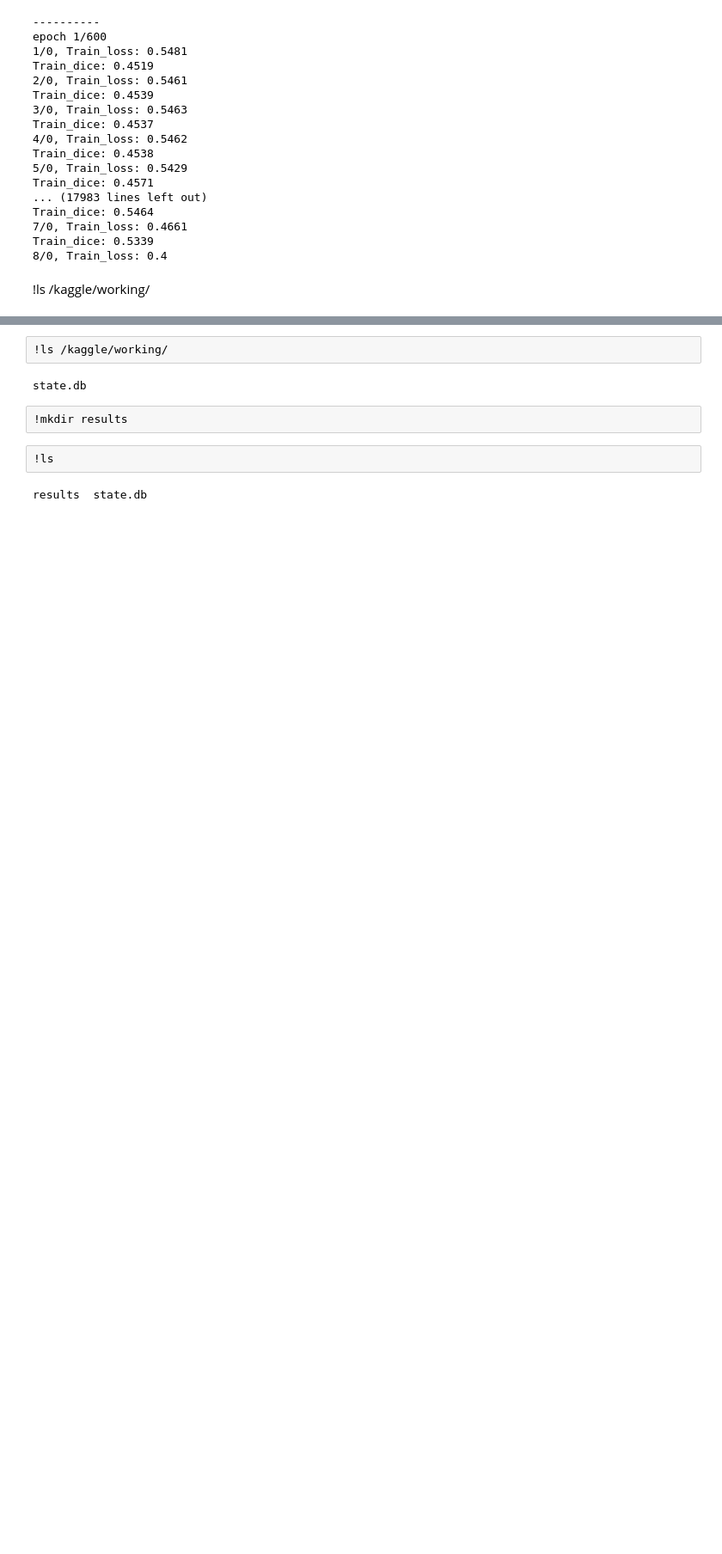
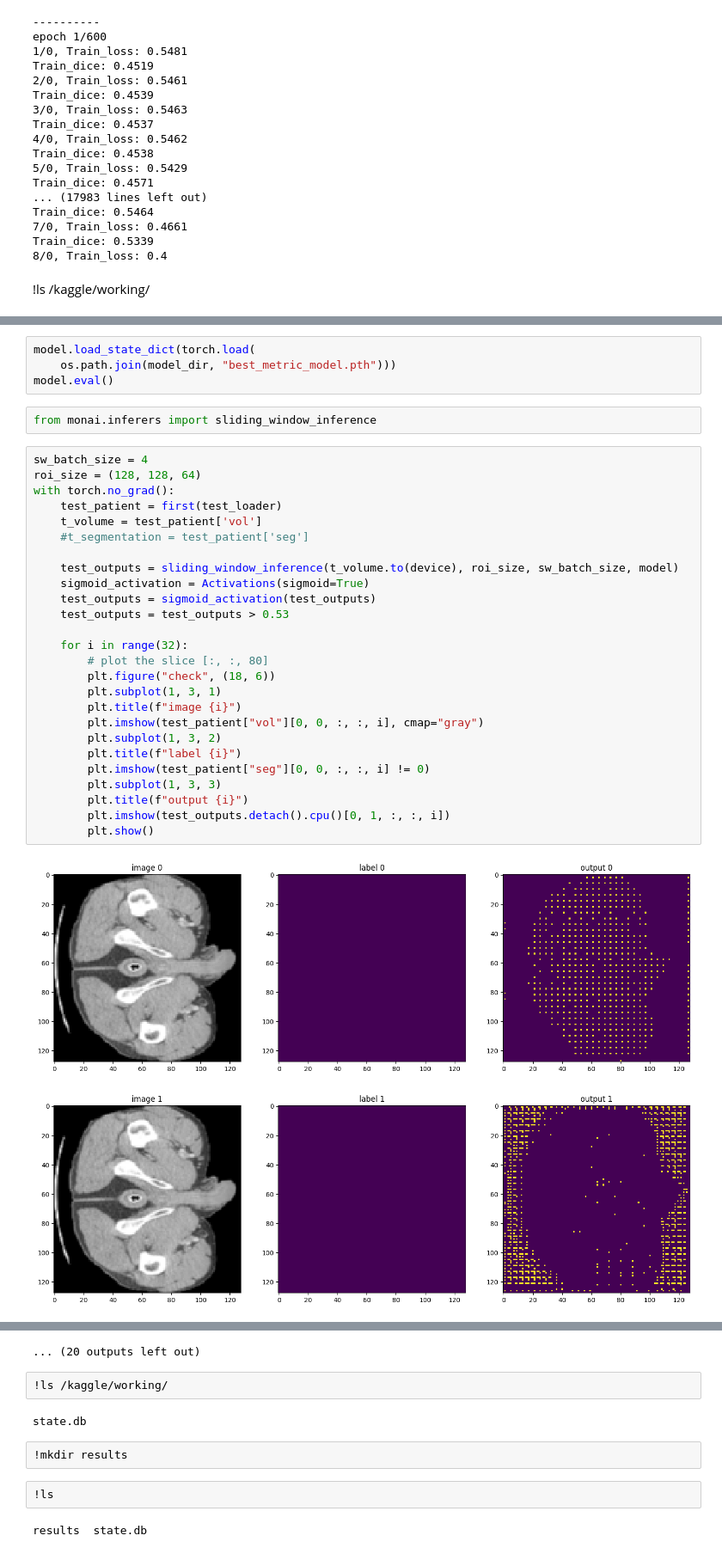
Before and after one commit to Aayushjshah/OpenCVDLPT_course, a Jupyter notebook: liver-segmentation.ipynb, the cells around one changed output, grey strips where cells are left out. Shown at 86% size. Drawn from its saved outputs; the diff is of its cells as text; blank space fills up the shorter version.

Commit message:
Kaggle Notebook | Liver Segmentation | Version 2

```diff
--- a/liver-segmentation.ipynb
+++ b/liver-segmentation.ipynb
@@ -587,0 +670,35 @@ train(model, data_in, loss_function, optimizer, 600, model_dir)
+# %%
+model.load_state_dict(torch.load(
+    os.path.join(model_dir, "best_metric_model.pth")))
+model.eval()
+# %%
+from monai.inferers import sliding_window_inference
+# %%
+sw_batch_size = 4
+roi_size = (128, 128, 64)
+with torch.no_grad():
+    test_patient = first(test_loader)
+    t_volume = test_patient['vol']
+    #t_segmentation = test_patient['seg']
+
+    test_outputs = sliding_window_inference(t_volume.to(device), roi_size, sw_batch_size, model)
+    sigmoid_activation = Activations(sigmoid=True)
+    test_outputs = sigmoid_activation(test_outputs)
+    test_outputs = test_outputs > 0.53
+
+    for i in range(32):
+        # plot the slice [:, :, 80]
+        plt.figure("check", (18, 6))
+        plt.subplot(1, 3, 1)
+        plt.title(f"image {i}")
+        plt.imshow(test_patient["vol"][0, 0, :, :, i], cmap="gray")
+        plt.subplot(1, 3, 2)
+        plt.title(f"label {i}")
+        plt.imshow(test_patient["seg"][0, 0, :, :, i] != 0)
+        plt.subplot(1, 3, 3)
+        plt.title(f"output {i}")
+        plt.imshow(test_outputs.detach().cpu()[0, 1, :, :, i])
+        plt.show()
+# %% [output]
+[figure, added]
+[figure, added]
@@ -588,3 +715,4 @@ train(model, data_in, loss_function, optimizer, 600, model_dir)
+... (20 outputs left out)
 # %%
 !ls /kaggle/working/
 # %% [output]
```
Also changed, not shown: parts of 9 cells of this notebook.
